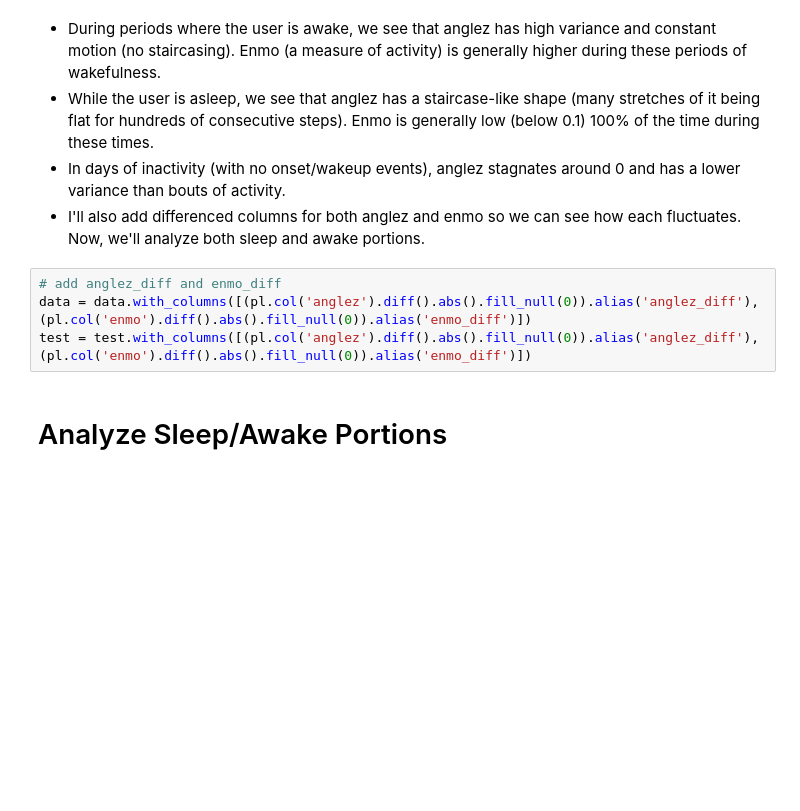
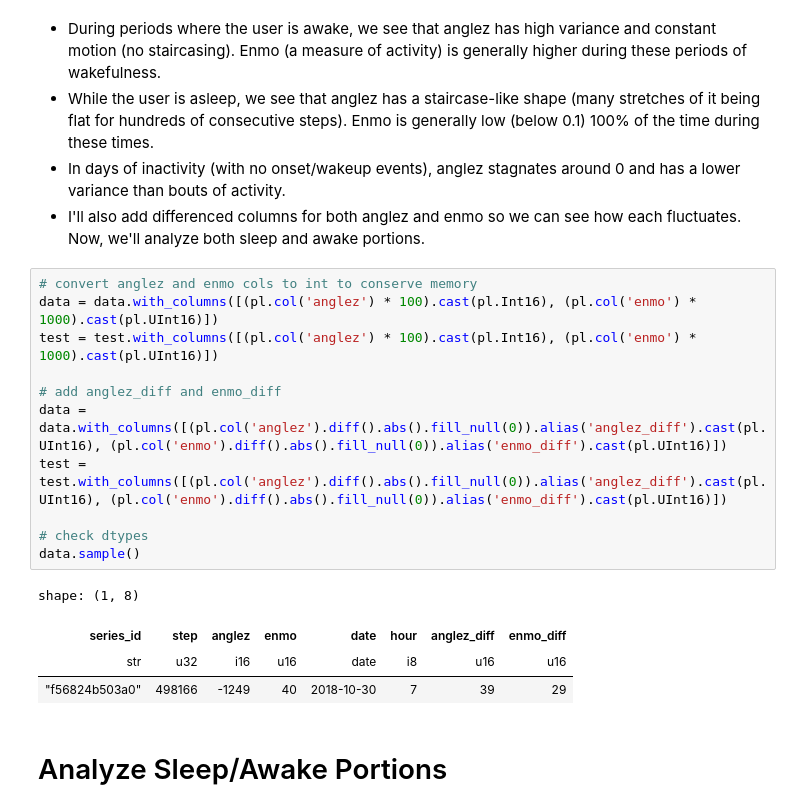
Before and after one commit to heefjones/detect_sleep_states, a Jupyter notebook: eda.ipynb, the cells around one changed output. Cells and saved outputs as stored; diff of their text form; blank space fills up the shorter version.

```diff
--- a/eda.ipynb
+++ b/eda.ipynb
@@ -226,9 +226,21 @@ plot_sleep_cycles(user_rows, events)
 - In days of inactivity (with no onset/wakeup events), anglez stagnates around 0 and has a lower variance than bouts of activity.
 - I'll also add differenced columns for both anglez and enmo so we can see how each fluctuates. Now, we'll analyze both sleep and awake portions.
 # %%
+# convert anglez and enmo cols to int to conserve memory
+data = data.with_columns([(pl.col('anglez') * 100).cast(pl.Int16), (pl.col('enmo') * 1000).cast(pl.UInt16)])
+test = test.with_columns([(pl.col('anglez') * 100).cast(pl.Int16), (pl.col('enmo') * 1000).cast(pl.UInt16)])
+
 # add anglez_diff and enmo_diff
-data = data.with_columns([(pl.col('anglez').diff().abs().fill_null(0)).alias('anglez_diff'), (pl.col('enmo').diff().abs().fill_null(0)).alias('enmo_diff')])
-test = test.with_columns([(pl.col('anglez').diff().abs().fill_null(0)).alias('anglez_diff'), (pl.col('enmo').diff().abs().fill_null(0)).alias('enmo_diff')])
+data = data.with_columns([(pl.col('anglez').diff().abs().fill_null(0)).alias('anglez_diff').cast(pl.UInt16), (pl.col('enmo').diff().abs().fill_null(0)).alias('enmo_diff').cast(pl.UInt16)])
+test = test.with_columns([(pl.col('anglez').diff().abs().fill_null(0)).alias('anglez_diff').cast(pl.UInt16), (pl.col('enmo').diff().abs().fill_null(0)).alias('enmo_diff').cast(pl.UInt16)])
+
+# check dtypes
+data.sample()
+# %% [output]
+shape: (1, 8)
+| series_id | step | anglez | enmo | date | hour | anglez_diff | enmo_diff |
+| str | u32 | i16 | u16 | date | i8 | u16 | u16 |
+| "f56824b503a0" | 498166 | -1249 | 40 | 2018-10-30 | 7 | 39 | 29 |
 # %% [markdown]
 # Analyze Sleep/Awake Portions
 # %%
```
Also changed, not shown: parts of 5 cells of this notebook, 5 other files.
